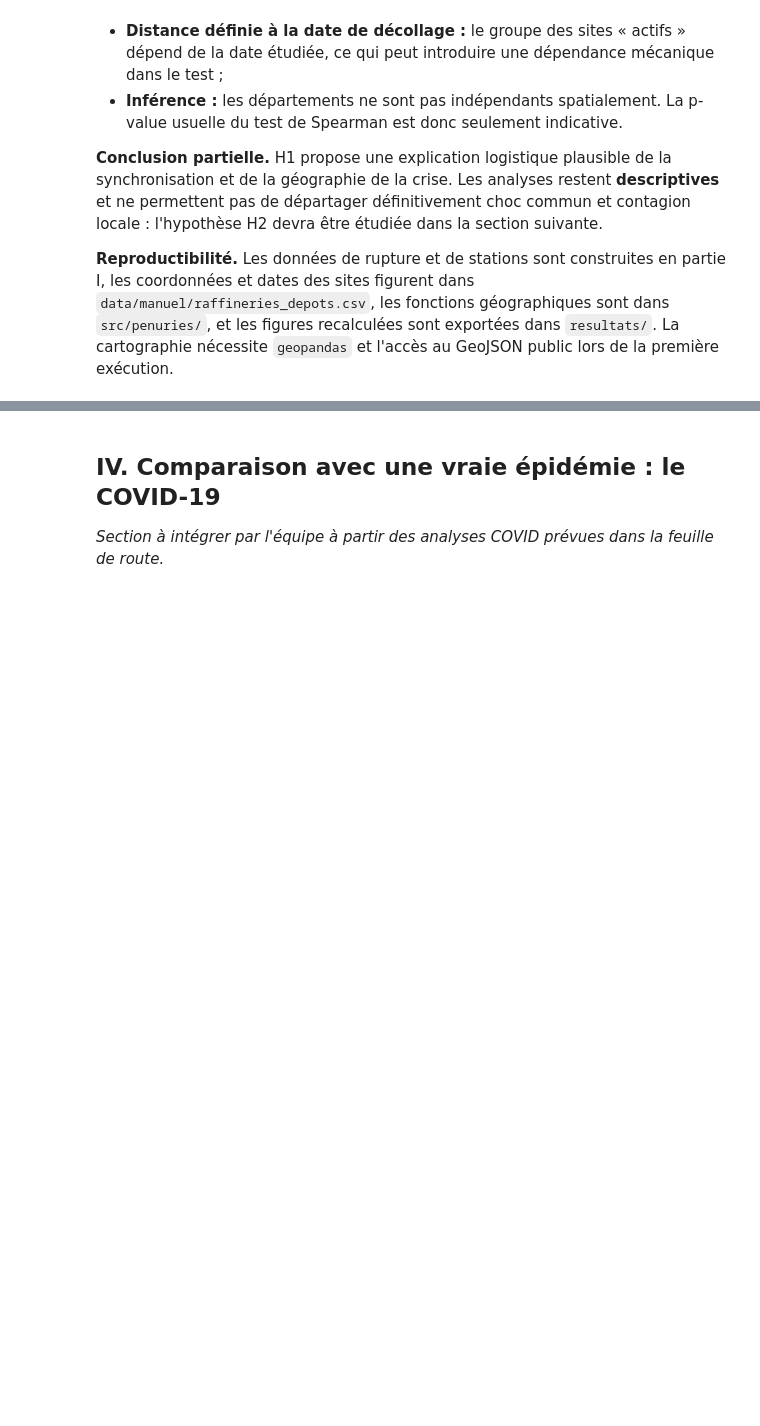
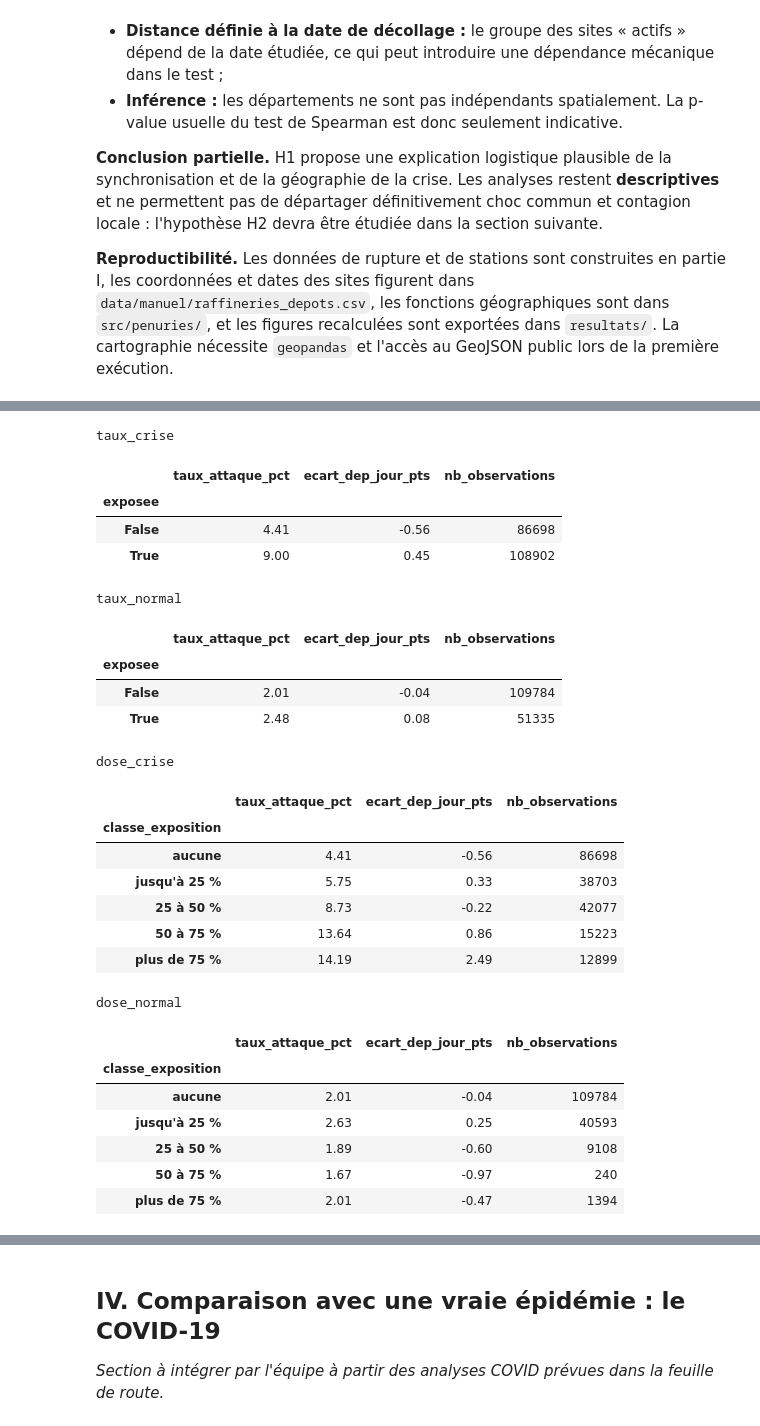
Before and after one commit to sliabes/Projet-python-, a Jupyter notebook: main.ipynb, the cells around one changed output, grey strips where cells are left out. Saved outputs shown, nothing was run; the diff lists cells and outputs as text; code cells hidden in the pictures; blank space fills up the shorter version.

```diff
--- a/main.ipynb
+++ b/main.ipynb
@@ -591,0 +601,35 @@ Plusieurs réserves sont essentielles :
+# %%
+paires = indicateurs.paires_voisines(df_stations)
+panel = indicateurs.ajouter_voisines_en_rupture(panel, paires)
+resultats_h2 = contagion.analyser_h2(panel)
+
+for nom, tableau in resultats_h2.items():
+    print(nom)
+    display(tableau.round(2))
+# %% [output]
+taux_crise
+|  | taux_attaque_pct | ecart_dep_jour_pts | nb_observations |
+| exposee |  |  |  |
+| False | 4.41 | -0.56 | 86698 |
+| True | 9.00 | 0.45 | 108902 |
+taux_normal
+|  | taux_attaque_pct | ecart_dep_jour_pts | nb_observations |
+| exposee |  |  |  |
+| False | 2.01 | -0.04 | 109784 |
+| True | 2.48 | 0.08 | 51335 |
+dose_crise
+|  | taux_attaque_pct | ecart_dep_jour_pts | nb_observations |
+| classe_exposition |  |  |  |
+| aucune | 4.41 | -0.56 | 86698 |
+| jusqu'à 25 % | 5.75 | 0.33 | 38703 |
+| 25 à 50 % | 8.73 | -0.22 | 42077 |
+| 50 à 75 % | 13.64 | 0.86 | 15223 |
+| plus de 75 % | 14.19 | 2.49 | 12899 |
+dose_normal
+|  | taux_attaque_pct | ecart_dep_jour_pts | nb_observations |
+| classe_exposition |  |  |  |
+| aucune | 2.01 | -0.04 | 109784 |
+| jusqu'à 25 % | 2.63 | 0.25 | 40593 |
+| 25 à 50 % | 1.89 | -0.60 | 9108 |
+| 50 à 75 % | 1.67 | -0.97 | 240 |
+| plus de 75 % | 2.01 | -0.47 | 1394 |
```
Also changed, not shown: parts of 12 cells of this notebook, 3 other files.
